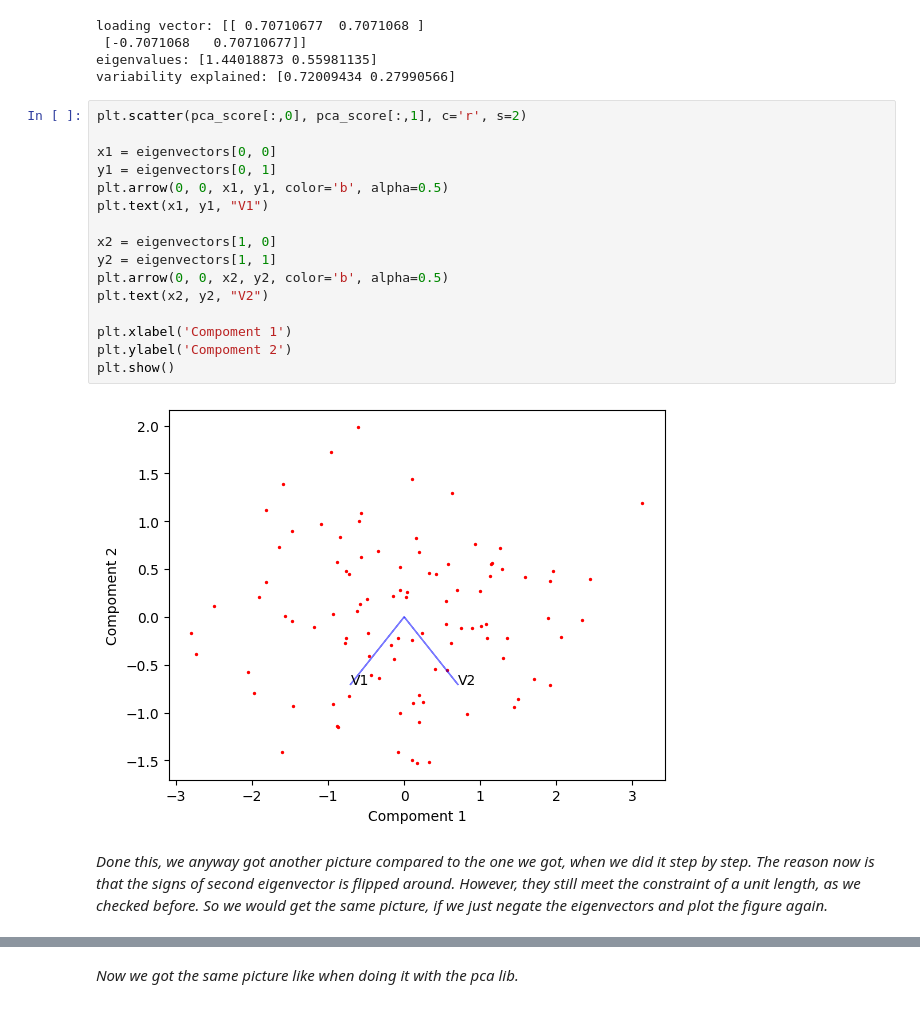
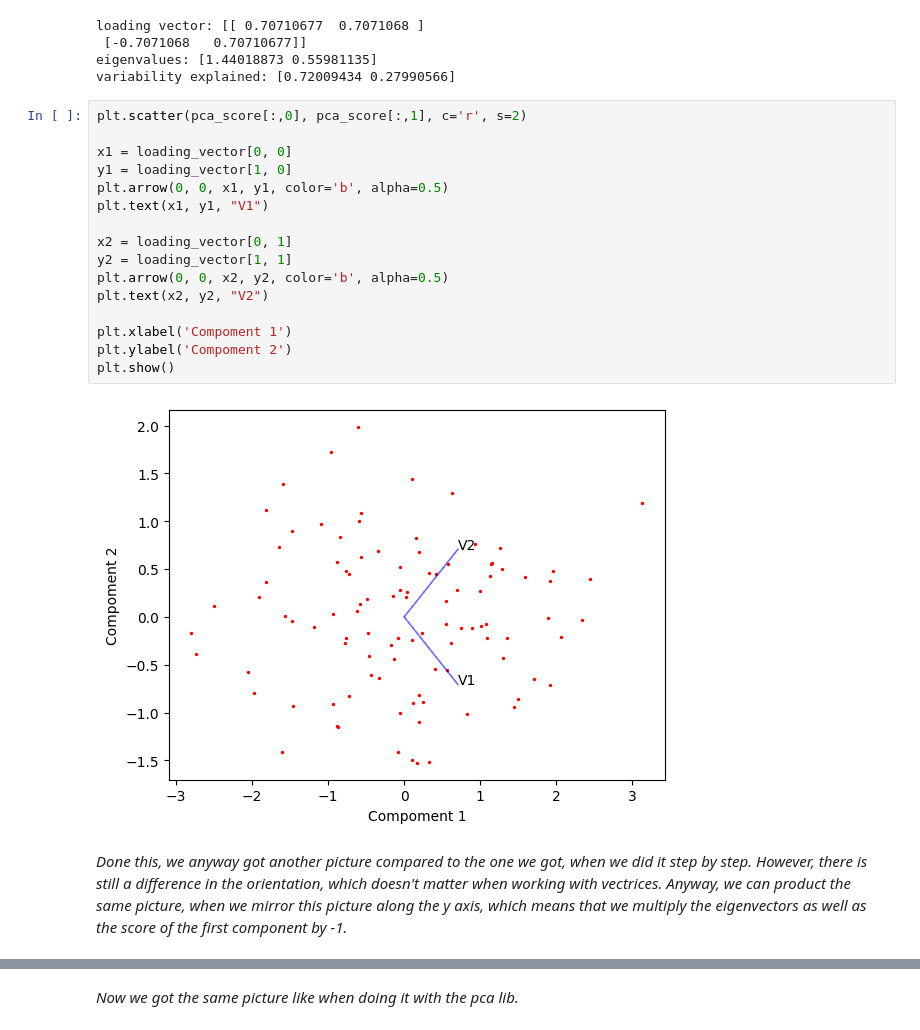
Before and after one commit to gundermann/DML_notebooks, a Jupyter notebook: assignments/assignment2.ipynb, the cells around one changed output, grey strips where cells are left out. Saved outputs shown, nothing was run; the diff lists cells and outputs as text.

```diff
--- a/assignments/assignment2.ipynb
+++ b/assignments/assignment2.ipynb
@@ -283,21 +283,21 @@ variability explained: [0.72009434 0.27990566]
 # %%
 plt.scatter(pca_score[:,0], pca_score[:,1], c='r', s=2)
 
-x1 = eigenvectors[0, 0]
-y1 = eigenvectors[0, 1]
+x1 = loading_vector[0, 0]
+y1 = loading_vector[1, 0]
 plt.arrow(0, 0, x1, y1, color='b', alpha=0.5)
 plt.text(x1, y1, "V1")
 
-x2 = eigenvectors[1, 0]
-y2 = eigenvectors[1, 1]
+x2 = loading_vector[0, 1]
+y2 = loading_vector[1, 1]
 plt.arrow(0, 0, x2, y2, color='b', alpha=0.5)
 plt.text(x2, y2, "V2")
 
 plt.xlabel('Compoment 1')
 plt.ylabel('Compoment 2')
 plt.show()
 # %% [output]
-[figure, old version]
+[figure, new version]
-# %% [markdown]
-*Done this, we anyway got another picture compared to the one we got, when we did it step by step. The reason now is that the signs of second eigenvector is flipped around. However, they still meet the constraint of a unit length, as we checked before. So we would get the same picture, if we just negate the eigenvectors and plot the figure again.*
+# %% [markdown]
+*Done this, we anyway got another picture compared to the one we got, when we did it step by step. However, there is still a difference in the orientation, which doesn't matter when working with vectrices. Anyway, we can product the same picture, when we mirror this picture along the y axis, which means that we multiply the eigenvectors as well as the score of the first component by -1.*
 # %%
```
Also changed, not shown: parts of 13 cells of this notebook.
